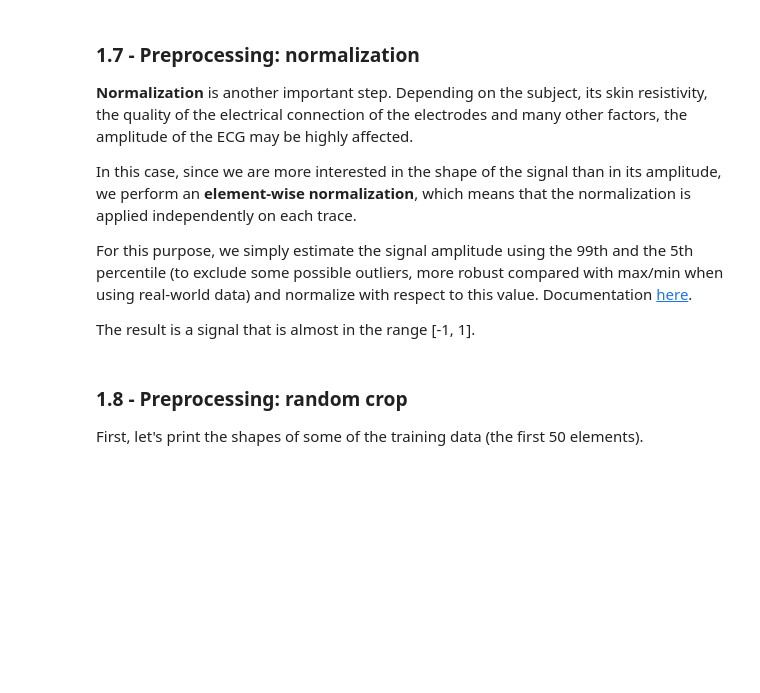
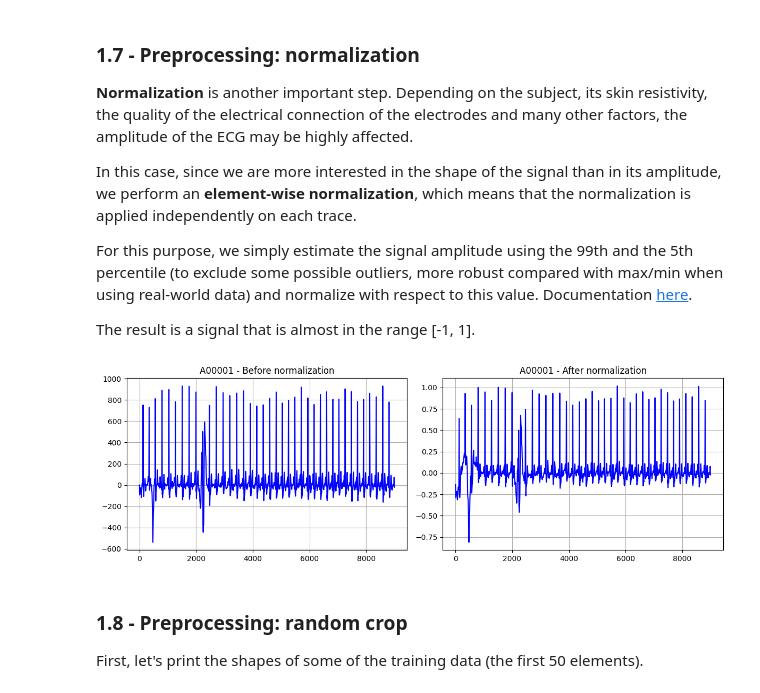
Before and after one commit to eZWALT/ML4HD-Machine-Learning-for-Human-Data, a Jupyter notebook: LAB/Lab_5/Recurrent_NN.ipynb, the cells around one changed output. Drawn from its saved outputs; the diff is of its cells as text; code cells hidden in the pictures; blank space fills up the shorter version.

```diff
--- a/LAB/Lab_5/Recurrent_NN.ipynb
+++ b/LAB/Lab_5/Recurrent_NN.ipynb
@@ -296,26 +320,26 @@ For this purpose, we simply estimate the signal amplitude using the 99th and the
 # %%
 def normalize_data(data):
     # Amplitude estimate
     norm_factor = np.percentile(data, 99) - np.percentile(data, 5)
     return (data / norm_factor)
 
 # Example
 file_name = 'A00001'
 
 # Load the data, apply the baseline wander removal and normalize the data using the three helper function you implemented above
-### START CODE HERE ### (3 lines)
-data = None
-filt_data = None
-norm_data = None
-### END CODE HERE ###
+data = load_data(file_name, data_dir)
+filt_data = baseline_wander_removal(data)
+norm_data = normalize_data(data)
 
 fig, axes = plt.subplots(1, 2, figsize=(12, 4))
 axes[0].plot(filt_data, color='b')
 axes[0].set_title(f'{file_name} - Before normalization')
 axes[1].plot(norm_data, color='b')
 axes[1].set_title(f'{file_name} - After normalization')
 plt.tight_layout()
 plt.show()
+# %% [output]
+[figure, added]
 # %% [markdown]
  ### 1.8 - Preprocessing: random crop
  First, let's print the shapes of some of the training data (the first 50 elements).
```
Also changed, not shown: parts of 22 cells of this notebook, 17 other files.
